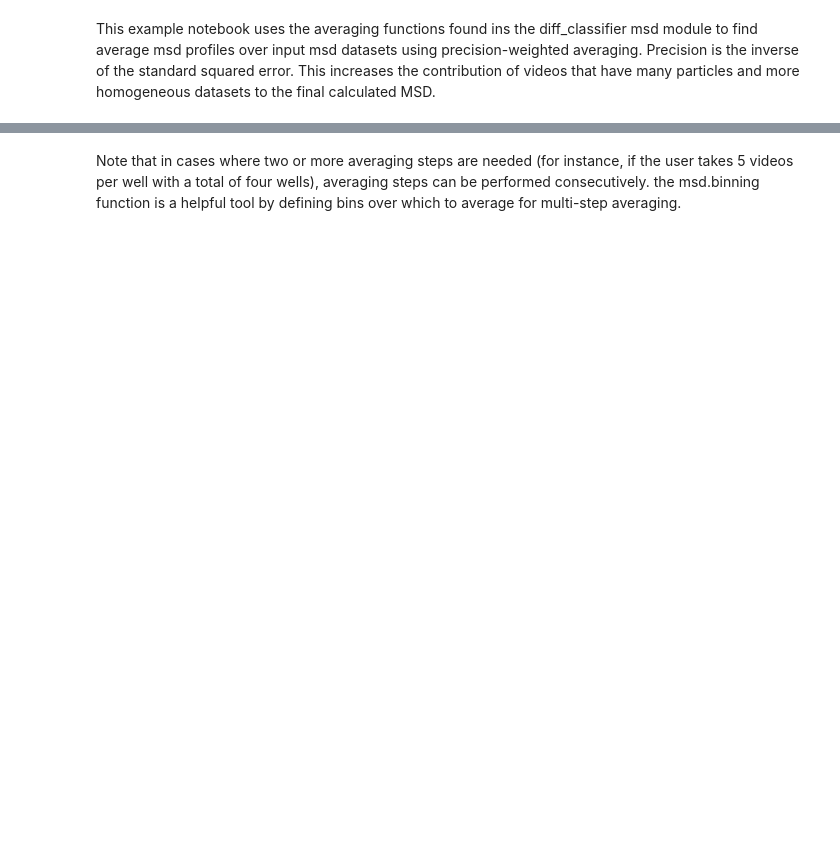
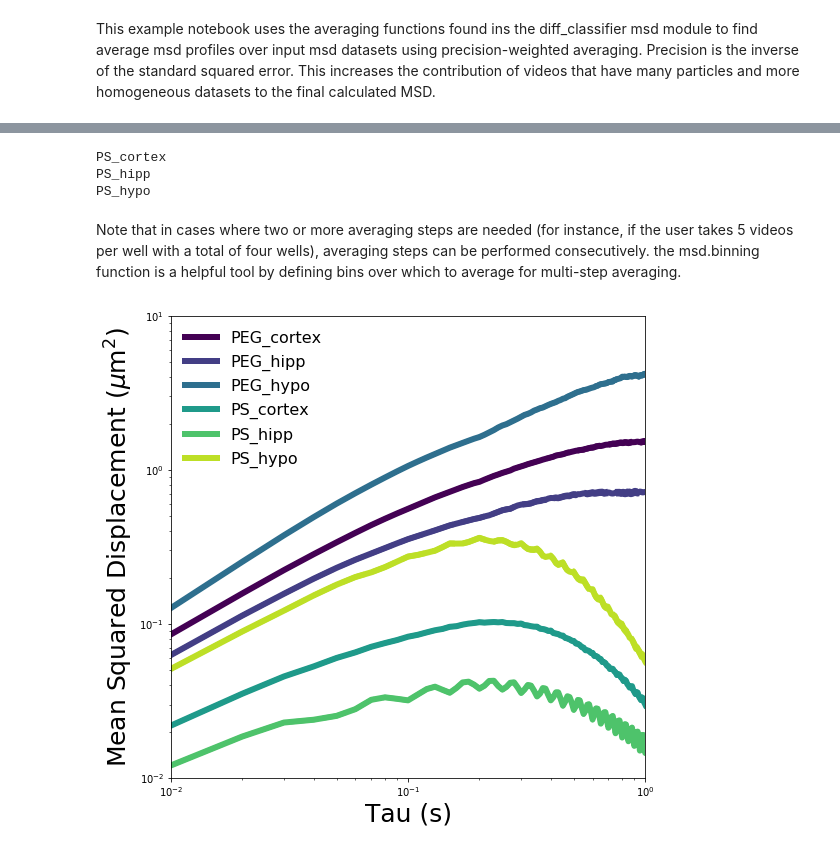
Before and after one commit to Nance-Lab/diff_classifier, a Jupyter notebook: notebooks/development/09_15_18_averaging_Chad_regional.ipynb, the cells around one changed output, grey strips where cells are left out. Saved outputs shown, nothing was run; the diff lists cells and outputs as text; code cells hidden in the pictures; blank space fills up the shorter version.

Commit message:
Added new experiment notebooks.

```diff
--- a/notebooks/development/09_15_18_averaging_Chad_regional.ipynb
+++ b/notebooks/development/09_15_18_averaging_Chad_regional.ipynb
@@ -30,10 +65,7 @@ to_track
 # %%
-experiment = 'PEG'
-slices, bins, well_names = binning(to_track, wells = wells, prefix=experiment)
-
 geomean = {}
 gSEM = {}
-for sample_name in to_track[28:]:
+for sample_name in to_track:
     # Users can toggle between using pre-calculated geomean files and calculating new values by commenting out the relevant
     # lines of code within the for loop.
     #aws.download_s3('{}/geomean_{}.csv'.format(folder, sample_name), 'geomean_{}.csv'.format(sample_name), bucket_name=bucket)
@@ -48,6 +98,3 @@ for sample_name in to_track[28:]:
-# %%
-experiment = 'PEG'
-slices, bins, well_names = binning(to_track, wells = wells, prefix=experiment)
 # %%
 geo_slices = {}
 gSEM_slices = {}
@@ -60,11 +107,11 @@ gh = {}
 
 for key in bins:
     print(key)
-    wo_slices[key], wh[key] = precision_weight(bins[key], gSEM)
-    geodata = precision_averaging(bins[key], geoM2xy, gSEM, wo_slices[key],
+    wo_slices[key], wh[key] = msd.precision_weight(bins[key], gSEM)
+    geodata = msd.precision_averaging(bins[key], geomean, gSEM, wo_slices[key],
                                   bucket=bucket, folder=folder, experiment=key)
     geo_slices[key] = geodata.geomean
-    gSEM_slices[key] = geodata.gSEM
+    gSEM_slices[key] = geodata.geostd
 
-weights, wh1 = precision_weight(well_names, gSEM_slices)
-geo, gS, w_holder1, gh1 = precision_averaging(well_names, geo_slices, gSEM_slices, weights, bucket=bucket, folder=folder, experiment=experiment)
+#weights, wh1 = precision_weight(well_names, gSEM_slices)
+#geo, gS, w_holder1, gh1 = precision_averaging(well_names, geo_slices, gSEM_slices, weights, bucket=bucket, folder=folder, experiment=experiment)
@@ -71,3 +137,24 @@ geo, gS, w_holder1, gh1 = precision_averaging(well_names, geo_slices, gSEM_slice
+# %%
+geo_slices1 = {}
+gSEM_slices1 = {}
+
+w_slices1 = {}
+wo_slices1 = {}
+w_holder1 = {}
+wh1 = {}
+gh1 = {}
+
+for key in bins1:
+    print(key)
+    wo_slices1[key], wh1[key] = msd.precision_weight(bins1[key], gSEM_slices)
+    geodata = msd.precision_averaging(bins1[key], geo_slices, gSEM_slices, wo_slices1[key],
+                                  bucket=bucket, folder=folder, experiment=key)
+    geo_slices1[key] = geodata.geomean
+    gSEM_slices1[key] = geodata.geostd
+# %% [output]
+PS_cortex
+PS_hipp
+PS_hypo
 # %%
 weights, wh1 = msd.precision_weight(to_track, gSEM)
 geodata = msd.precision_averaging(to_track, geomean, gSEM, weights,
@@ -75,6 +162,9 @@ geodata = msd.precision_averaging(to_track, geomean, gSEM, weights,
 # %% [markdown]
 Note that in cases where two or more averaging steps are needed (for instance, if the user takes 5 videos per well with a total of four wells), averaging steps can be performed consecutively. the msd.binning function is a helpful tool by defining bins over which to average for multi-step averaging.
 # %%
-msd.plot_all_experiments(to_track, yrange=(10**-3, 10**-1), bucket=bucket, folder=folder)
+msd.plot_all_experiments(['PEG_cortex', 'PEG_hipp', 'PEG_hypo', 'PS_cortex', 'PS_hipp', 'PS_hypo'],
+                         yrange=(10**-2, 10**1), bucket=bucket, folder=folder)
+# %% [output]
+[figure, added]
 # %%
 msd.plot_all_experiments(['gel_04_percent_bulk', 'gel_12_percent_bulk'], yrange=(10**-3, 10**-1), bucket=bucket, folder=folder)
```
Also changed, not shown: parts of 8 cells of this notebook, 4 other files.
